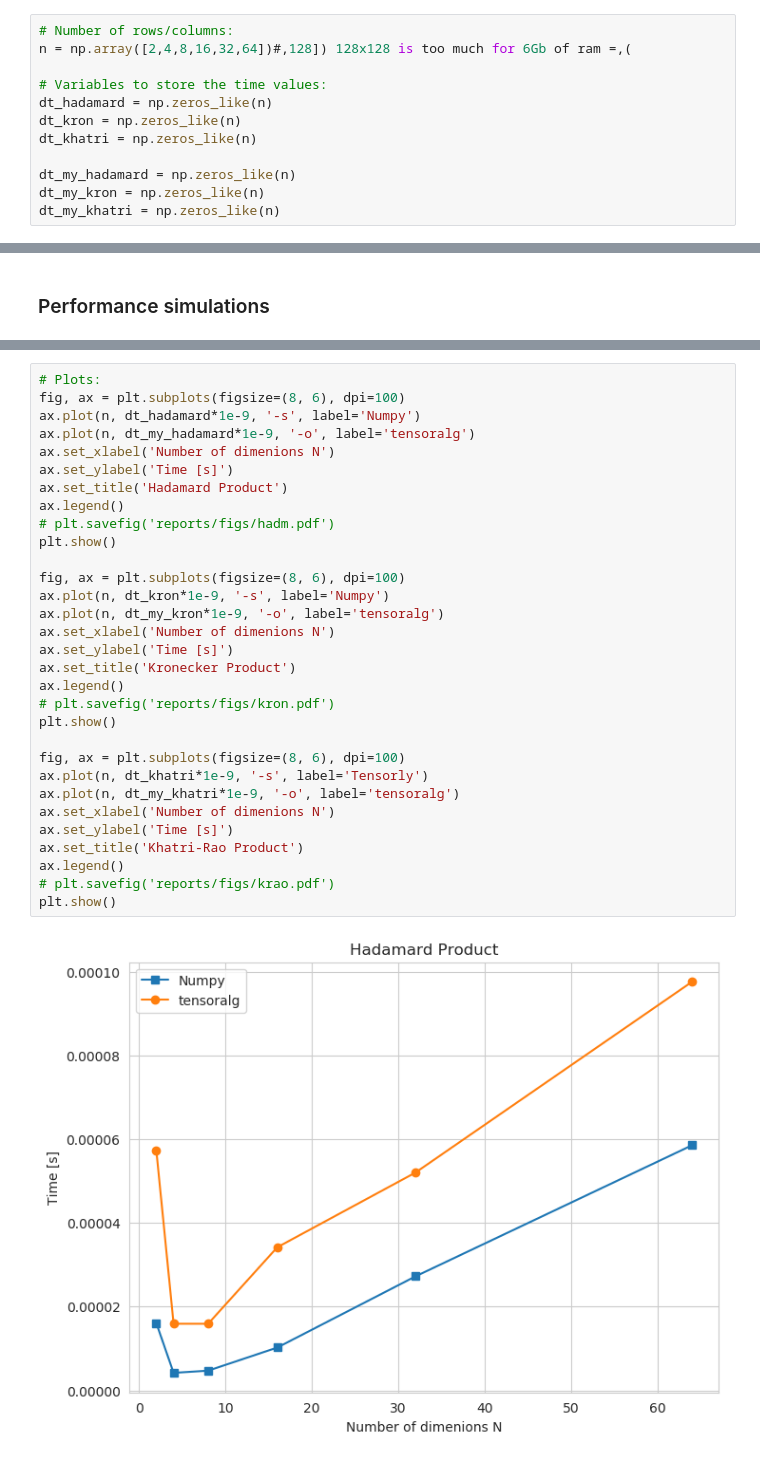
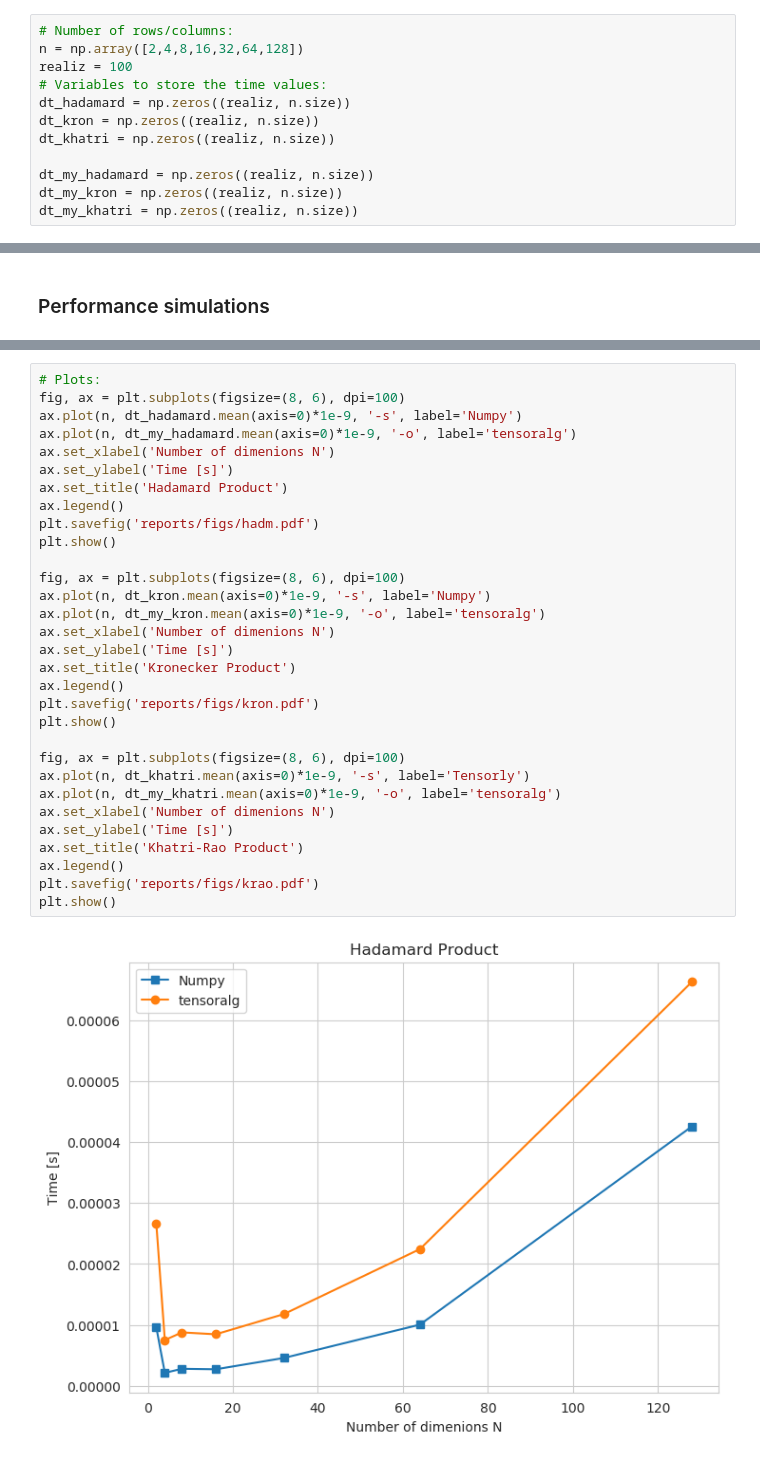
Before and after one commit to ezequiasjunior/tensor-alg, a Jupyter notebook: ta-hw0.ipynb, the cells around one changed output, grey strips where cells are left out. Drawn from its saved outputs; the diff is of its cells as text.

```diff
--- a/ta-hw0.ipynb
+++ b/ta-hw0.ipynb
@@ -30,15 +30,15 @@ np.set_printoptions(3)
 # %%
 # Number of rows/columns:
-n = np.array([2,4,8,16,32,64])#,128]) 128x128 is too much for 6Gb of ram =,(
+n = np.array([2,4,8,16,32,64,128])
+realiz = 100
+# Variables to store the time values:
+dt_hadamard = np.zeros((realiz, n.size))
+dt_kron = np.zeros((realiz, n.size))
+dt_khatri = np.zeros((realiz, n.size))
 
-# Variables to store the time values:
-dt_hadamard = np.zeros_like(n)
-dt_kron = np.zeros_like(n)
-dt_khatri = np.zeros_like(n)
-
-dt_my_hadamard = np.zeros_like(n)
-dt_my_kron = np.zeros_like(n)
-dt_my_khatri = np.zeros_like(n)
+dt_my_hadamard = np.zeros((realiz, n.size))
+dt_my_kron = np.zeros((realiz, n.size))
+dt_my_khatri = np.zeros((realiz, n.size))
 # %% [markdown]
 ### Testing functions
 # %%
@@ -148,33 +150,33 @@ for idx, val in enumerate(tqdm(n)):
 # %%
 # Plots:
 fig, ax = plt.subplots(figsize=(8, 6), dpi=100)
-ax.plot(n, dt_hadamard*1e-9, '-s', label='Numpy')
-ax.plot(n, dt_my_hadamard*1e-9, '-o', label='tensoralg')
+ax.plot(n, dt_hadamard.mean(axis=0)*1e-9, '-s', label='Numpy')
+ax.plot(n, dt_my_hadamard.mean(axis=0)*1e-9, '-o', label='tensoralg')
 ax.set_xlabel('Number of dimenions N')
 ax.set_ylabel('Time [s]')
 ax.set_title('Hadamard Product')
 ax.legend()
-# plt.savefig('reports/figs/hadm.pdf')
+plt.savefig('reports/figs/hadm.pdf')
 plt.show()
 
 fig, ax = plt.subplots(figsize=(8, 6), dpi=100)
-ax.plot(n, dt_kron*1e-9, '-s', label='Numpy')
-ax.plot(n, dt_my_kron*1e-9, '-o', label='tensoralg')
+ax.plot(n, dt_kron.mean(axis=0)*1e-9, '-s', label='Numpy')
+ax.plot(n, dt_my_kron.mean(axis=0)*1e-9, '-o', label='tensoralg')
 ax.set_xlabel('Number of dimenions N')
 ax.set_ylabel('Time [s]')
 ax.set_title('Kronecker Product')
 ax.legend()
-# plt.savefig('reports/figs/kron.pdf')
+plt.savefig('reports/figs/kron.pdf')
 plt.show()
 
 fig, ax = plt.subplots(figsize=(8, 6), dpi=100)
-ax.plot(n, dt_khatri*1e-9, '-s', label='Tensorly')
-ax.plot(n, dt_my_khatri*1e-9, '-o', label='tensoralg')
+ax.plot(n, dt_khatri.mean(axis=0)*1e-9, '-s', label='Tensorly')
+ax.plot(n, dt_my_khatri.mean(axis=0)*1e-9, '-o', label='tensoralg')
 ax.set_xlabel('Number of dimenions N')
 ax.set_ylabel('Time [s]')
 ax.set_title('Khatri-Rao Product')
 ax.legend()
-# plt.savefig('reports/figs/krao.pdf')
+plt.savefig('reports/figs/krao.pdf')
 plt.show()
 # %% [output]
-[figure, old version]
+[figure, new version]
```
Also changed, not shown: parts of 4 cells of this notebook, 4 other files.
